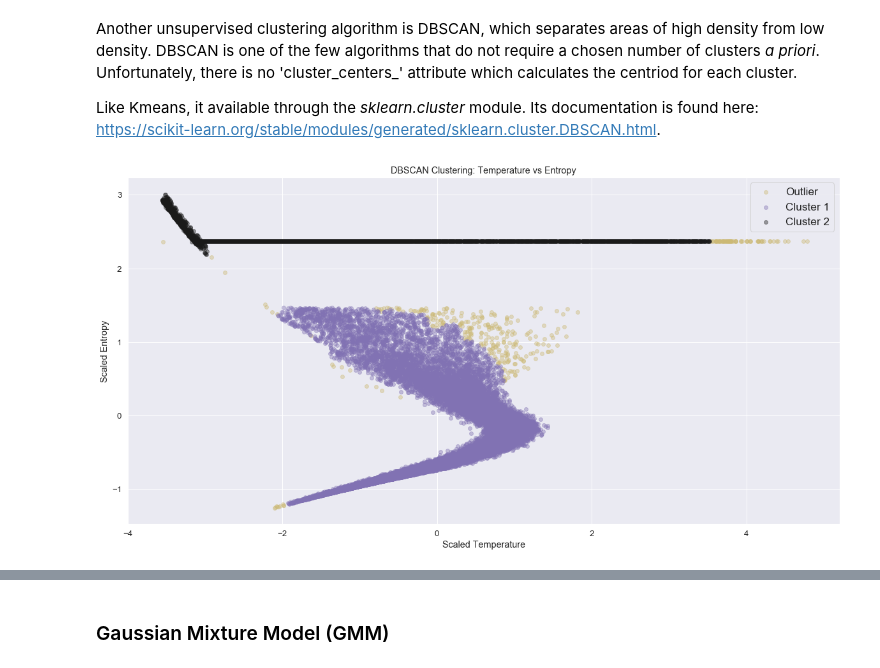
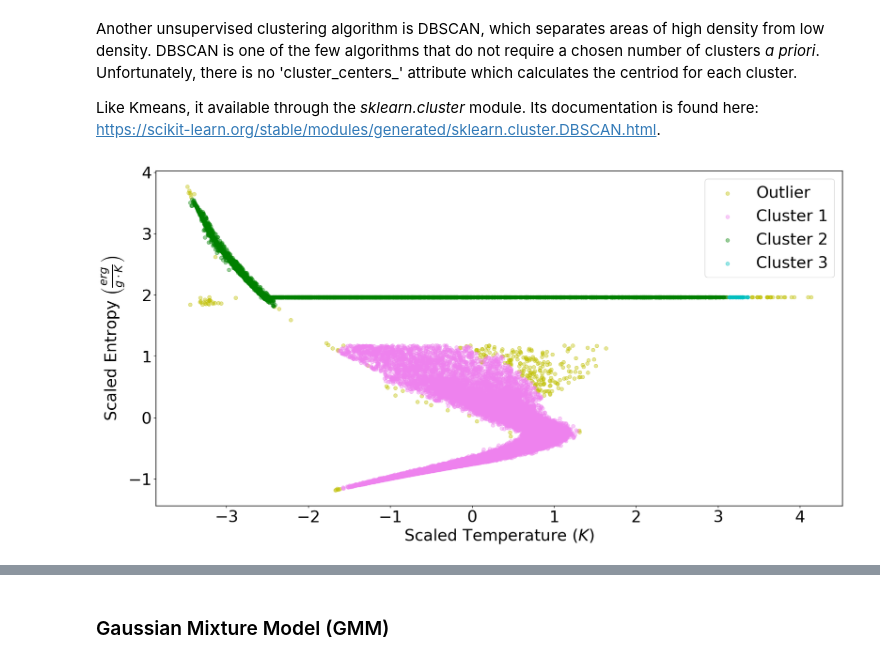
Before and after one commit to patrickaleo/estra, a Jupyter notebook: Notebooks/Estra.ipynb, the cells around one changed output, grey strips where cells are left out. Cells and saved outputs as stored; diff of their text form; code cells hidden in the pictures.

```diff
--- a/Notebooks/Estra.ipynb
+++ b/Notebooks/Estra.ipynb
@@ -68,9 +69,9 @@ For this same reason we impose an upper-limit density cutoff as to be computatio
 Only particles that meet smoothing length and density thresholds are used.
 # %%
 #Smoothing length threshold
-hsml_upbound = particles[particles["smoothLen"] <= 90]
+particles = particles[particles["smoothLen"] <= 90]
 
 #Density threshold
-particles_bounded = hsml_upbound[hsml_upbound["density"] <= 3.4]
-print(particles_bounded)
+particles = particles[particles["density"] <= 3.4]
+particles.head()
 # %% [output]
@@ -119,13 +109,13 @@ In the following, we create four grouping of two variables, as some collections
 
 Temperature is rather crucial as we will use temperature values from the clustering results to inform an emissive color map to be used in the shader.
 # %%
-temp_and_pressure = particles_bounded.drop(['id', 'density', 'P[X]', 'P[Y]', 'P[Z]', 'vel[X]', 'vel[Y]', 'vel[Z]',
+temp_and_pressure = particles.drop(['id', 'density', 'P[X]', 'P[Y]', 'P[Z]', 'vel[X]', 'vel[Y]', 'vel[Z]',
                                             'mass', 'entropy', 'smoothLen', 'potential'], axis=1)
-temp_and_density = particles_bounded.drop(['id', 'pressure', 'P[X]', 'P[Y]', 'P[Z]', 'vel[X]', 'vel[Y]', 'vel[Z]',
+temp_and_density = particles.drop(['id', 'pressure', 'P[X]', 'P[Y]', 'P[Z]', 'vel[X]', 'vel[Y]', 'vel[Z]',
                                             'mass', 'entropy', 'smoothLen', 'potential'], axis=1)
-temp_and_ent = particles_bounded.drop(['id', 'pressure', 'P[X]', 'P[Y]', 'P[Z]', 'vel[X]', 'vel[Y]', 'vel[Z]',
+temp_and_ent = particles.drop(['id', 'pressure', 'P[X]', 'P[Y]', 'P[Z]', 'vel[X]', 'vel[Y]', 'vel[Z]',
                                             'mass', 'density', 'smoothLen', 'potential'], axis=1)
-pressure_and_ent = particles_bounded.drop(['id', 'density', 'temperature', 'P[X]', 'P[Y]', 'P[Z]', 'vel[X]', 'vel[Y]', 'vel[Z]',
+pressure_and_ent = particles.drop(['id', 'density', 'temperature', 'P[X]', 'P[Y]', 'P[Z]', 'vel[X]', 'vel[Y]', 'vel[Z]',
                                             'mass', 'smoothLen', 'potential'], axis=1)
 temp_and_ent.head()
 # %% [output]
@@ -292,7 +290,7 @@ plt.show()
 print('\033[1m' "Mini-batch K-means \n" '\033[0m')
 print("In original (unscaled) ||| scaled units for [Temperature Entropy]: \n")
 
-cluster_num = ["first", "second", "third", "fourth"] #make sure this corresponds to n_clusters
+cluster_num = ["first", "second", "third", "fourth", "fifth"] #make sure this corresponds to n_clusters
 
 #find useful stats for each cluster
 for clus, i in zip( cluster_num, range(minibatchkmeans.n_clusters) ):
@@ -337,37 +335,45 @@ Its documentation is found here: https://scikit-learn.org/stable/modules/generat
 # %%
 #for DBSCAN clustering
 
 from sklearn.cluster import DBSCAN
 plt.subplots(figsize=(20, 10)) #Make figure size reasonable
 
 # Load our data and find the standard score
 X = temp_and_ent
 X = scaler.fit_transform(X)
 
 # Create our DBSCAN method
-dbscan = DBSCAN(eps=0.12, #max distance for which two particles can be considered in the "same neighborhood"
-                min_samples=50) #Number of SPH particles needed in neighborhood for datum to be considered "core point"
+dbscan = DBSCAN(eps=0.070, #max distance for which two particles can be considered in the "same neighborhood"
+                min_samples=20) #Number of SPH particles needed in neighborhood for datum to be considered "core point"
 dbscan.fit_predict(X) # Applying DBSCAN clustering
 labels = dbscan.labels_ #Labels of each point to distinguish cluster membership
 
 unique_clusters = np.unique(labels) #find the unique cluster membership labels
-colors = ['y','m','k','c','r','g','b'] #will assign a color per cluster. Add many colors in case of many clusters
+colors = ['y','violet','g','c','r','k','b'] #will assign a color per cluster. Add many colors in case of many clusters
 legend = ['Outlier', 'Cluster 1', 'Cluster 2', 'Cluster 3', 'Cluster 4'] #-1 label is outlier, clusters start at 0...
 
 #For each cluster membership label, plot all SPH particles and centriods. Distinguish with different colors
 for i, j in enumerate(unique_clusters):
     xi = [X[:,0][k] for k in range(len(X)) if labels[k] == j]
     yi = [X[:,1][k] for k in range(len(X)) if labels[k] == j]
     plt.scatter(xi, yi, s=35, c=colors[i], alpha=0.4, label=legend[i])
 
 #Plot!
-plt.legend(loc='best', fontsize='xx-large')
-plt.xlabel("Scaled Temperature")
-plt.ylabel("Scaled Entropy")
-plt.title('DBSCAN Clustering: Temperature vs Entropy')
+plt.rcParams['axes.linewidth'] = 1.2
+plt.rcParams['axes.labelsize'] = 26
+ax.tick_params(axis='both', which='major', labelsize=26)
+ax.tick_params(axis='both', which='minor', labelsize=26)
+ax.tick_params(labelsize=24)
+plt.legend(loc='best', fontsize=26)
+plt.xlabel(r"Scaled Temperature ($K$)", fontsize=26)
+plt.ylabel(r"Scaled Entropy $\left(\frac{erg}{g \cdot K} \right)$", fontsize=26)
+#plt.title('DBSCAN')
 plt.show()
+
+#Save fig!
+#plt.savefig('DBSCAN.jpg', format='jpg', dpi=300, bbox_inches='tight')
 # %% [output]
-[figure, old version]
+[figure, new version]
 # %%
 # Load our data and find the standard score
 labels = dbscan.labels_ #Labels of each point to distinguish cluster membership
```
Also changed, not shown: parts of 31 cells of this notebook, 1 other file.
